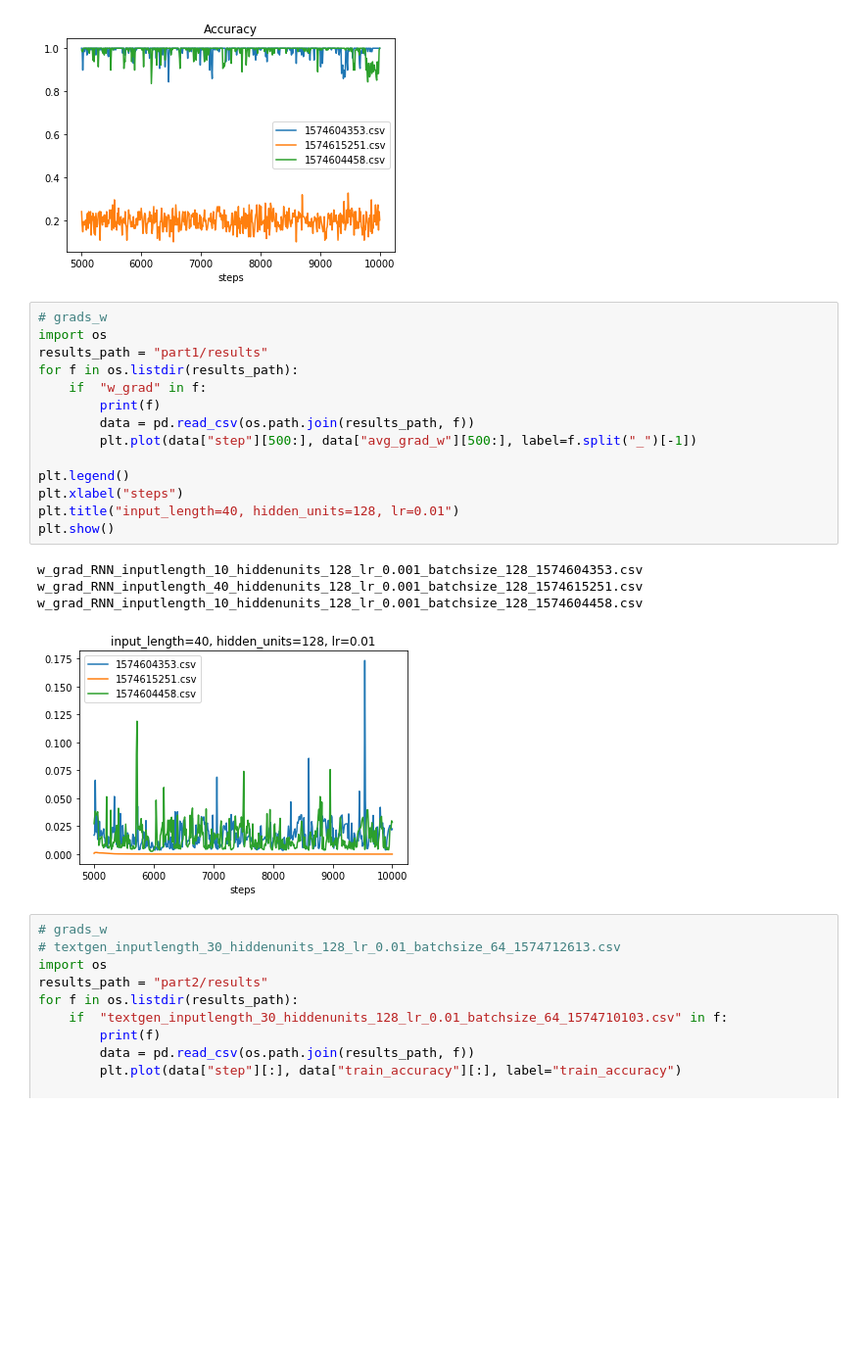
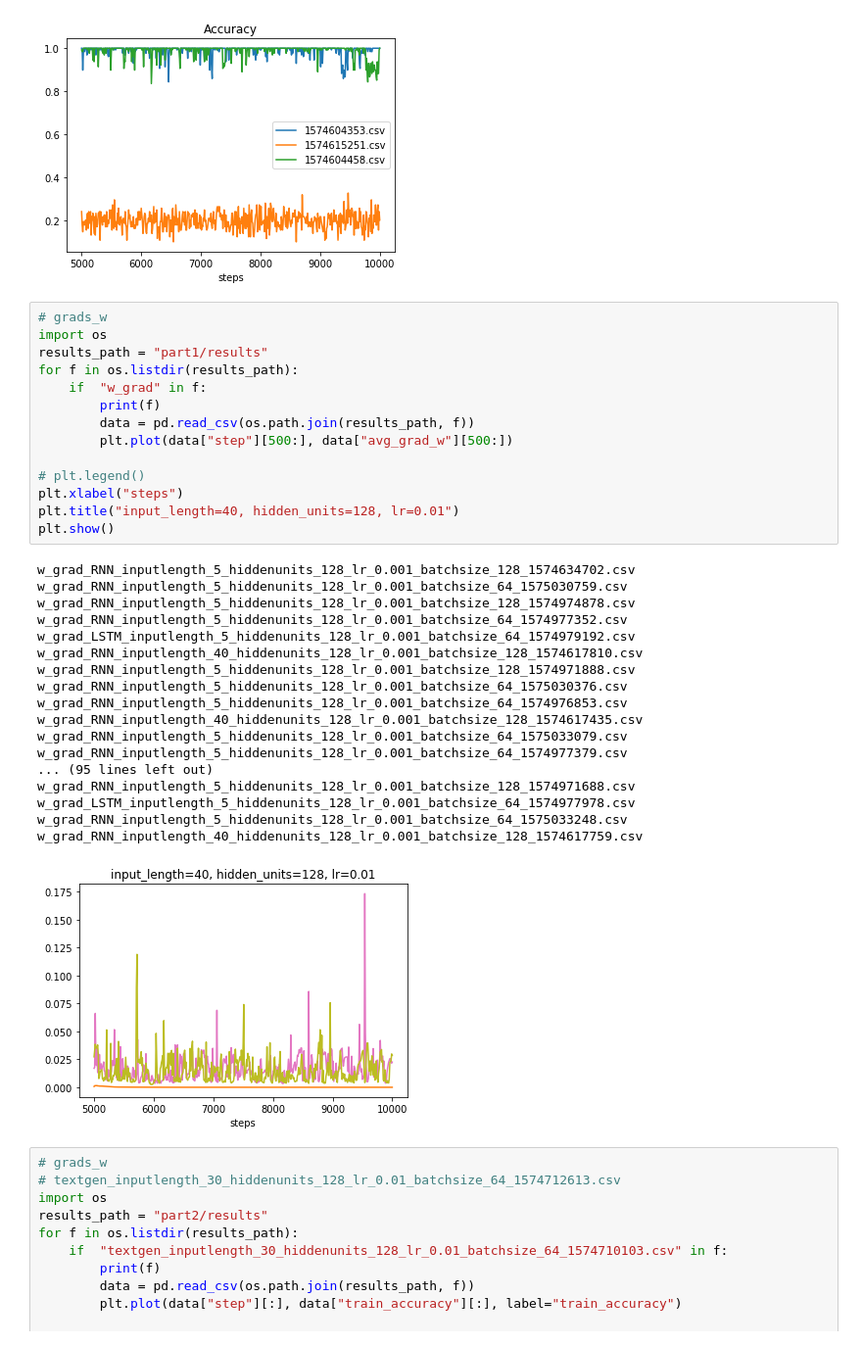
Before and after one commit to wlongxiang/DL_assignments_2019, a Jupyter notebook: assignment_2/plot.ipynb, the cells around one changed output. Shown at 98% size. Saved outputs shown, nothing was run; the diff lists cells and outputs as text; blank space fills up the shorter version.

```diff
--- a/assignment_2/plot.ipynb
+++ b/assignment_2/plot.ipynb
@@ -181,22 +181,36 @@ w_grad_RNN_inputlength_10_hiddenunits_128_lr_0.001_batchsize_128_1574604458.csv
 # %%
 # grads_w
 import os
 results_path = "part1/results"
 for f in os.listdir(results_path):
     if  "w_grad" in f:
         print(f)
         data = pd.read_csv(os.path.join(results_path, f))
-        plt.plot(data["step"][500:], data["avg_grad_w"][500:], label=f.split("_")[-1])
+        plt.plot(data["step"][500:], data["avg_grad_w"][500:])
 
-plt.legend()
+# plt.legend()
 plt.xlabel("steps")
 plt.title("input_length=40, hidden_units=128, lr=0.01")
 plt.show()
 # %% [output]
-w_grad_RNN_inputlength_10_hiddenunits_128_lr_0.001_batchsize_128_1574604353.csv
-w_grad_RNN_inputlength_40_hiddenunits_128_lr_0.001_batchsize_128_1574615251.csv
-w_grad_RNN_inputlength_10_hiddenunits_128_lr_0.001_batchsize_128_1574604458.csv
+w_grad_RNN_inputlength_5_hiddenunits_128_lr_0.001_batchsize_128_1574634702.csv
+w_grad_RNN_inputlength_5_hiddenunits_128_lr_0.001_batchsize_64_1575030759.csv
+w_grad_RNN_inputlength_5_hiddenunits_128_lr_0.001_batchsize_128_1574974878.csv
+w_grad_RNN_inputlength_5_hiddenunits_128_lr_0.001_batchsize_64_1574977352.csv
+w_grad_LSTM_inputlength_5_hiddenunits_128_lr_0.001_batchsize_64_1574979192.csv
+w_grad_RNN_inputlength_40_hiddenunits_128_lr_0.001_batchsize_128_1574617810.csv
+w_grad_RNN_inputlength_5_hiddenunits_128_lr_0.001_batchsize_128_1574971888.csv
+w_grad_RNN_inputlength_5_hiddenunits_128_lr_0.001_batchsize_64_1575030376.csv
+w_grad_RNN_inputlength_5_hiddenunits_128_lr_0.001_batchsize_64_1574976853.csv
+w_grad_RNN_inputlength_40_hiddenunits_128_lr_0.001_batchsize_128_1574617435.csv
+w_grad_RNN_inputlength_5_hiddenunits_128_lr_0.001_batchsize_64_1575033079.csv
+w_grad_RNN_inputlength_5_hiddenunits_128_lr_0.001_batchsize_64_1574977379.csv
+... (95 lines left out)
+w_grad_RNN_inputlength_5_hiddenunits_128_lr_0.001_batchsize_128_1574971688.csv
+w_grad_LSTM_inputlength_5_hiddenunits_128_lr_0.001_batchsize_64_1574977978.csv
+w_grad_RNN_inputlength_5_hiddenunits_128_lr_0.001_batchsize_64_1575033248.csv
+w_grad_RNN_inputlength_40_hiddenunits_128_lr_0.001_batchsize_128_1574617759.csv
-[figure, old version]
+[figure, new version]
 # %%
 # grads_w
 # textgen_inputlength_30_hiddenunits_128_lr_0.01_batchsize_64_1574712613.csv
```
Also changed, not shown: parts of 4 cells of this notebook, 4 other files.
